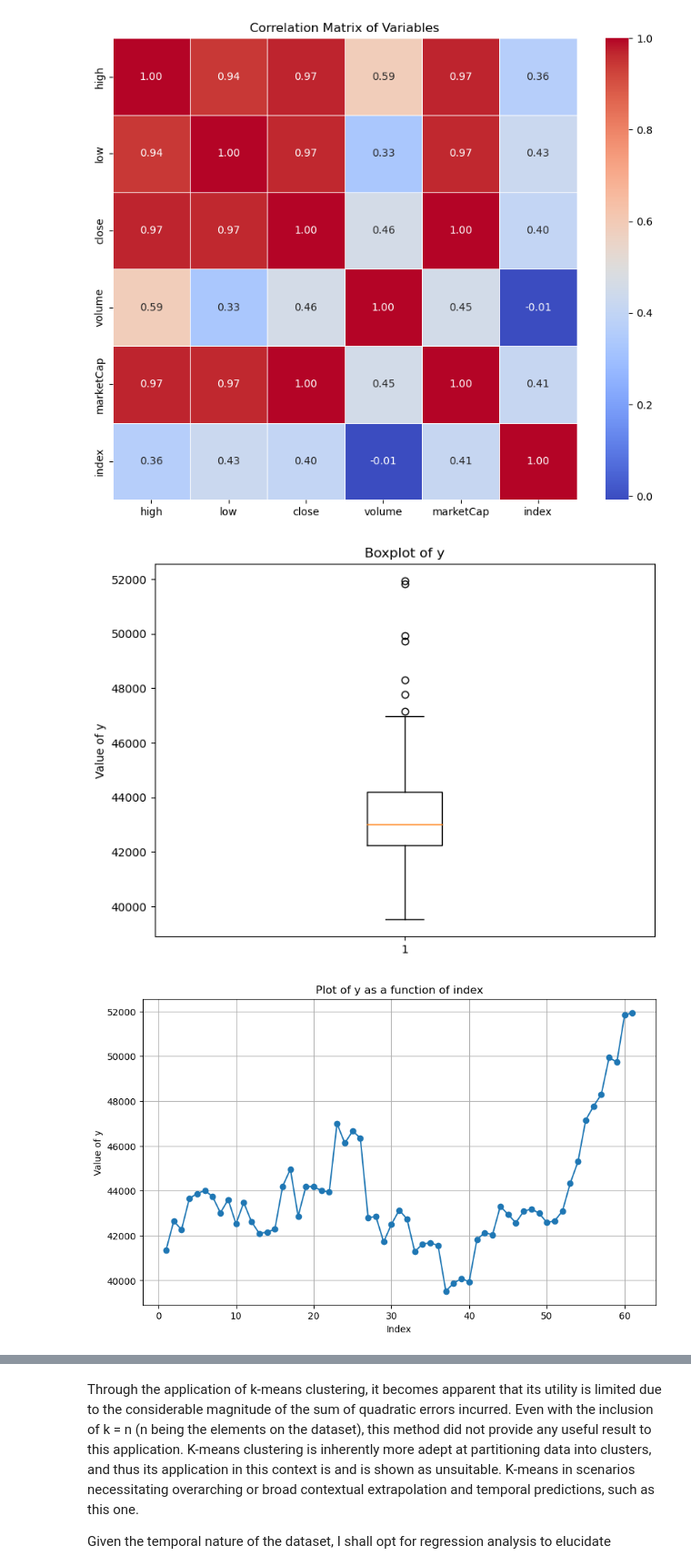
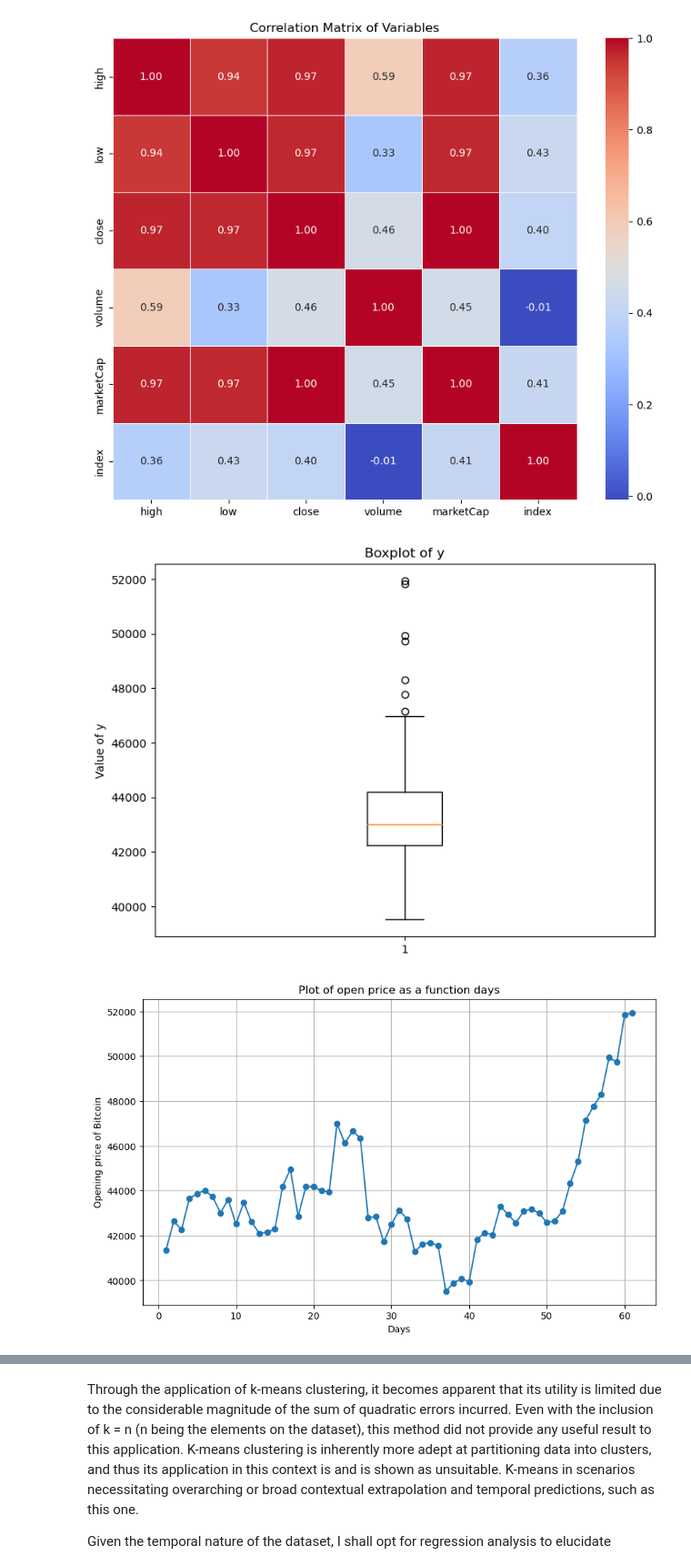
Before and after one commit to TeuPremium/1eedados, a Jupyter notebook: bitcoin.ipynb, the cells around one changed output, grey strips where cells are left out. Shown at 91% size. Drawn from its saved outputs; the diff is of its cells as text; code cells hidden in the pictures.

Commit message:
more graphs

```diff
--- a/bitcoin.ipynb
+++ b/bitcoin.ipynb
@@ -117,28 +117,23 @@ plt.show()
 # %% [output]
 [figure]
 # %%
-
-
-
-
-
 # Boxplot for y
 plt.figure(figsize=(8, 6))
 plt.boxplot(y)
 plt.title('Boxplot of y')
 plt.ylabel('Value of y')
 plt.show()
 
 plt.figure(figsize=(10, 6))
 plt.plot(train_data['index'], train_data['open'], marker='o', linestyle='-')
-plt.title('Plot of y as a function of index')
-plt.xlabel('Index')
-plt.ylabel('Value of y')
+plt.title('Plot of open price as a function of days')
+plt.xlabel('Days')
+plt.ylabel('Opening price of Bitcoin')
 plt.grid(True)
 plt.show()
 # %% [output]
 [figure]
-[figure, old version]
+[figure, new version]
 # %%
 clusters_range = range(1, 62)
 
```
